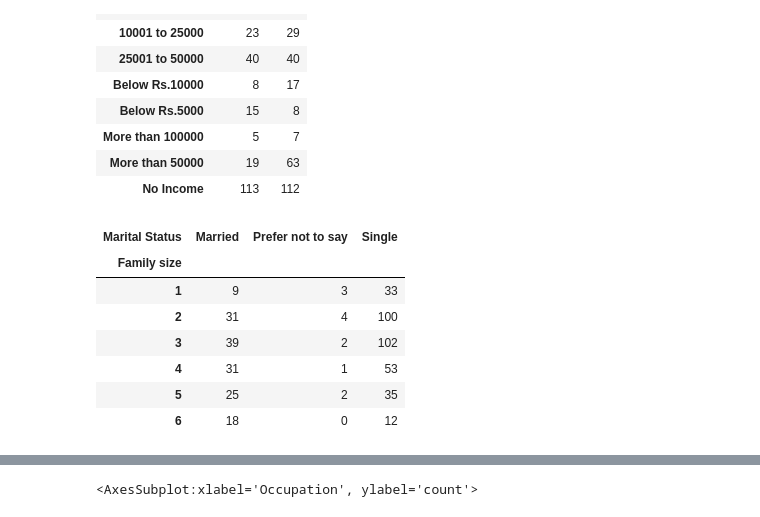
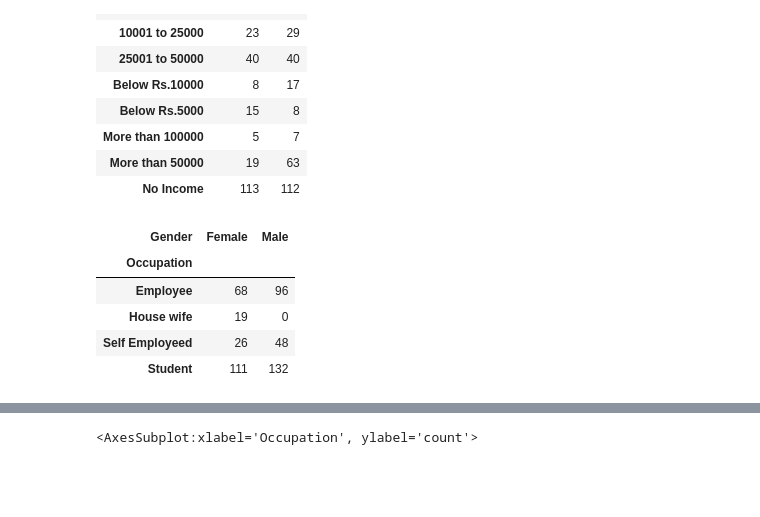
Before and after one commit to Rayanfaraidun/onlineFoodOrder, a Jupyter notebook: Copy_of_OnlineFoodOrder.ipynb, the cells around one changed output, grey strips where cells are left out. Drawn from its saved outputs; the diff is of its cells as text; code cells hidden in the pictures; blank space fills up the shorter version.

```diff
--- a/Copy_of_OnlineFoodOrder.ipynb
+++ b/Copy_of_OnlineFoodOrder.ipynb
@@ -145,13 +158,11 @@ pd.crosstab(data['Monthly Income'],data['Gender'] )
 | More than 50000 | 19 | 63 |
 | No Income | 113 | 112 |
 # %%
-pd.crosstab(data['Family size'],data['Marital Status'] )
+pd.crosstab(data['Occupation'],data['Gender'] )
 # %% [output]
-| Marital Status | Married | Prefer not to say | Single |
-| Family size |  |  |  |
-| 1 | 9 | 3 | 33 |
-| 2 | 31 | 4 | 100 |
-| 3 | 39 | 2 | 102 |
-| 4 | 31 | 1 | 53 |
-| 5 | 25 | 2 | 35 |
-| 6 | 18 | 0 | 12 |
+| Gender | Female | Male |
+| Occupation |  |  |
+| Employee | 68 | 96 |
+| House wife | 19 | 0 |
+| Self Employeed | 26 | 48 |
+| Student | 111 | 132 |
```
Also changed, not shown: parts of 103 cells of this notebook.
